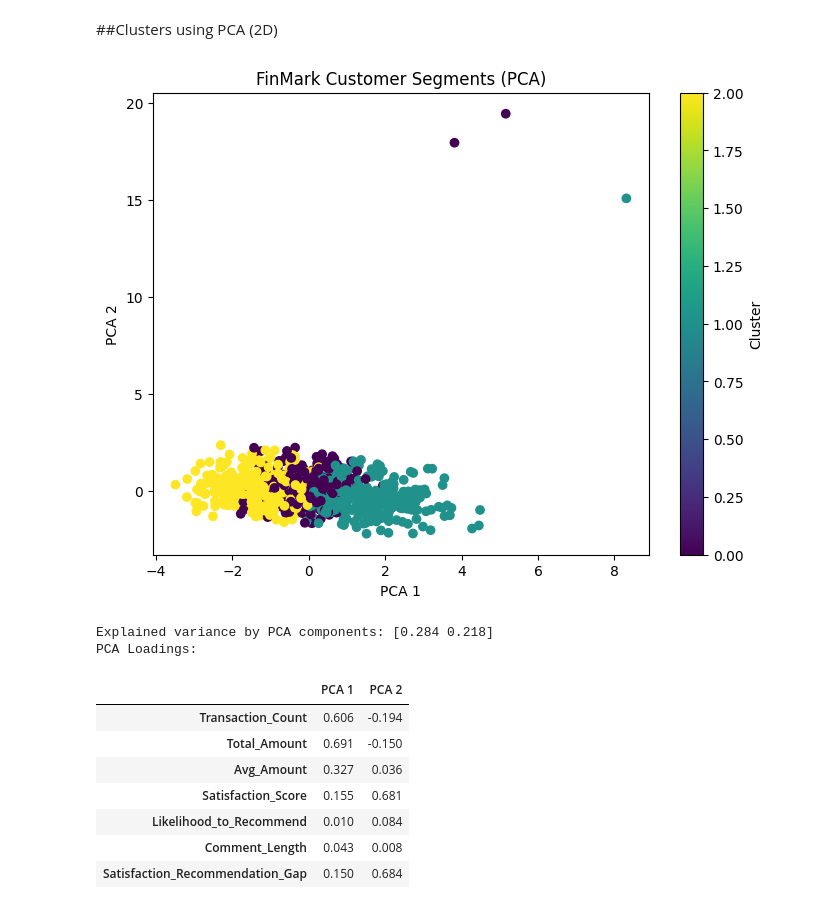
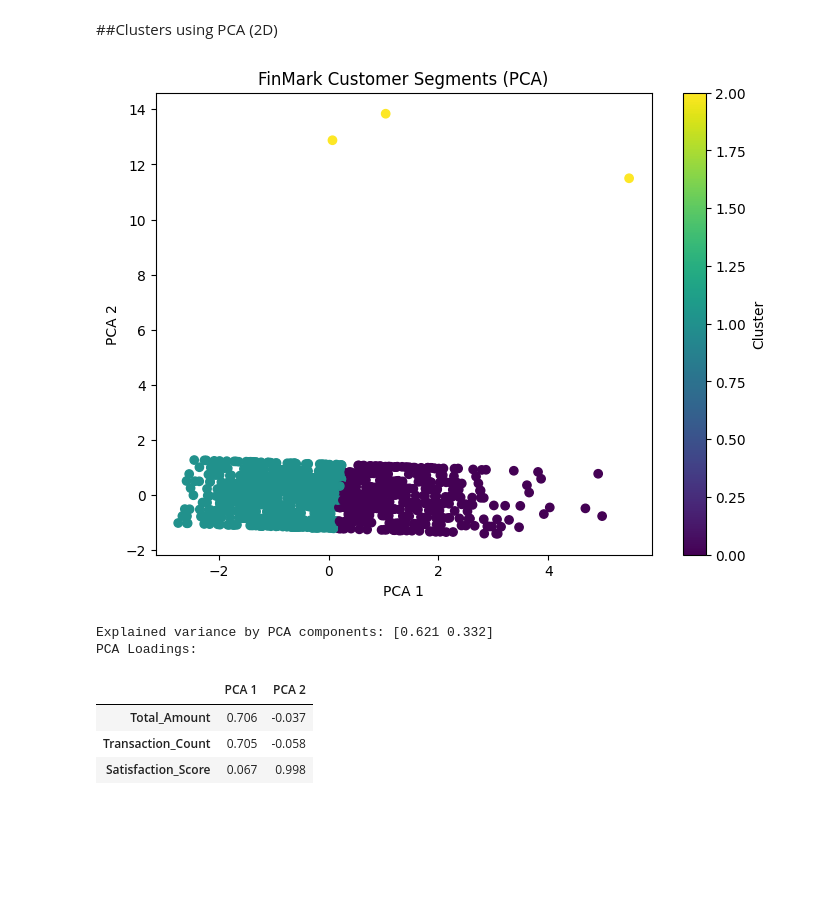
Before and after one commit to naz-picones/MO-IT128-DMP-A3107-Lucero-Picones-Ramos, a Jupyter notebook: Refined MO_IT128_Homework_Project_Clustering_and_Segmentation_BSIT_A3107_Lucero,C_J,_Ramos,_M_G,_Picones,M_N.ipynb, the cells around one changed output. Saved outputs shown, nothing was run; the diff lists cells and outputs as text; code cells hidden in the pictures; blank space fills up the shorter version.

```diff
--- a/Refined MO_IT128_Homework_Project_Clustering_and_Segmentation_BSIT_A3107_Lucero,C_J,_Ramos,_M_G,_Picones,M_N.ipynb
+++ b/Refined MO_IT128_Homework_Project_Clustering_and_Segmentation_BSIT_A3107_Lucero,C_J,_Ramos,_M_G,_Picones,M_N.ipynb
@@ -251,35 +301,31 @@ dtype: int64
 # %%
 pca = PCA(n_components=2)
 coords = pca.fit_transform(X_scaled)
 
 plt.figure(figsize=(8,6))
 plt.scatter(coords[:, 0], coords[:, 1], c=customer_profile["Cluster"], cmap='viridis')
 plt.xlabel("PCA 1")
 plt.ylabel("PCA 2")
 plt.title("FinMark Customer Segments (PCA)")
 plt.colorbar(label="Cluster")
 plt.show()
 
 print("Explained variance by PCA components:", pca.explained_variance_ratio_.round(3))
 
-# 👉 ADD THIS HERE
+# ✅ FIXED
 loadings = pd.DataFrame(
     pca.components_.T,
-    index=numeric_cols,
+    index=selected_features,
     columns=["PCA 1", "PCA 2"]
 )
 
 print("PCA Loadings:")
 display(loadings.round(3))
 # %% [output]
-[figure, old version]
+[figure, new version]
-Explained variance by PCA components: [0.284 0.218]
+Explained variance by PCA components: [0.621 0.332]
 PCA Loadings:
 |  | PCA 1 | PCA 2 |
-| Transaction_Count | 0.606 | -0.194 |
-| Total_Amount | 0.691 | -0.150 |
-| Avg_Amount | 0.327 | 0.036 |
-| Satisfaction_Score | 0.155 | 0.681 |
-| Likelihood_to_Recommend | 0.010 | 0.084 |
-| Comment_Length | 0.043 | 0.008 |
-| Satisfaction_Recommendation_Gap | 0.150 | 0.684 |
+| Total_Amount | 0.706 | -0.037 |
+| Transaction_Count | 0.705 | -0.058 |
+| Satisfaction_Score | 0.067 | 0.998 |
```
Also changed, not shown: parts of 10 cells of this notebook.
